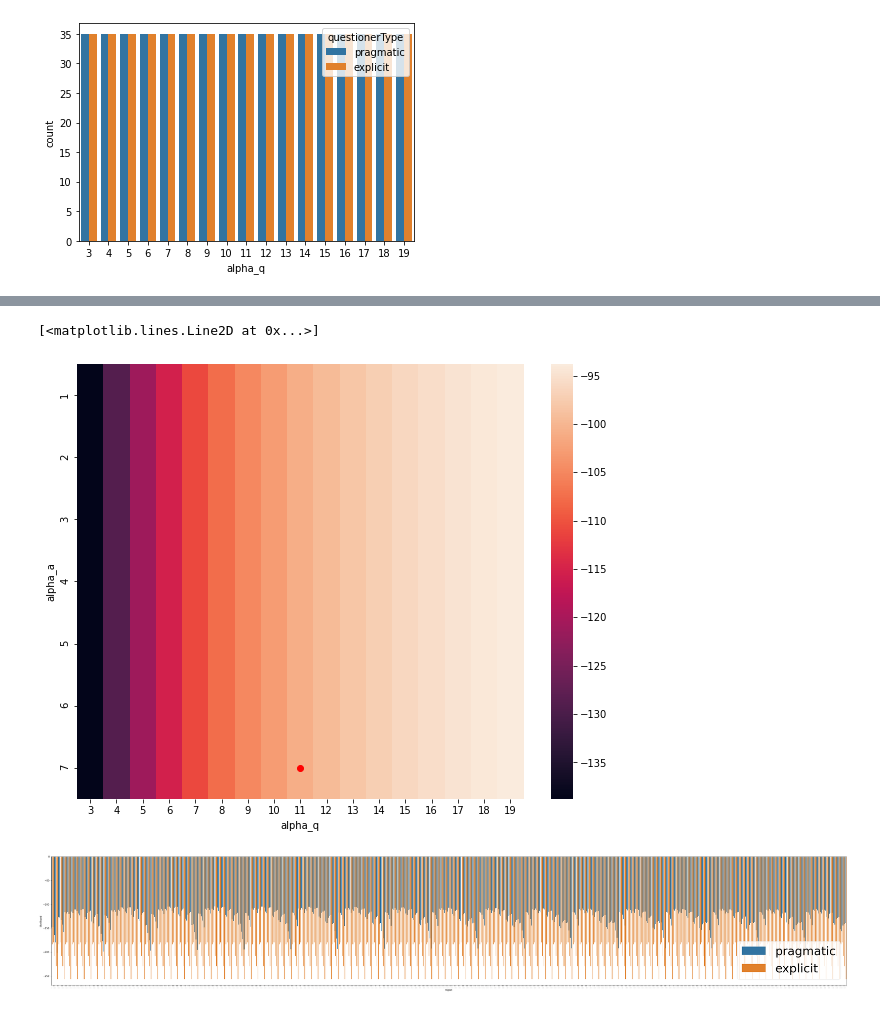
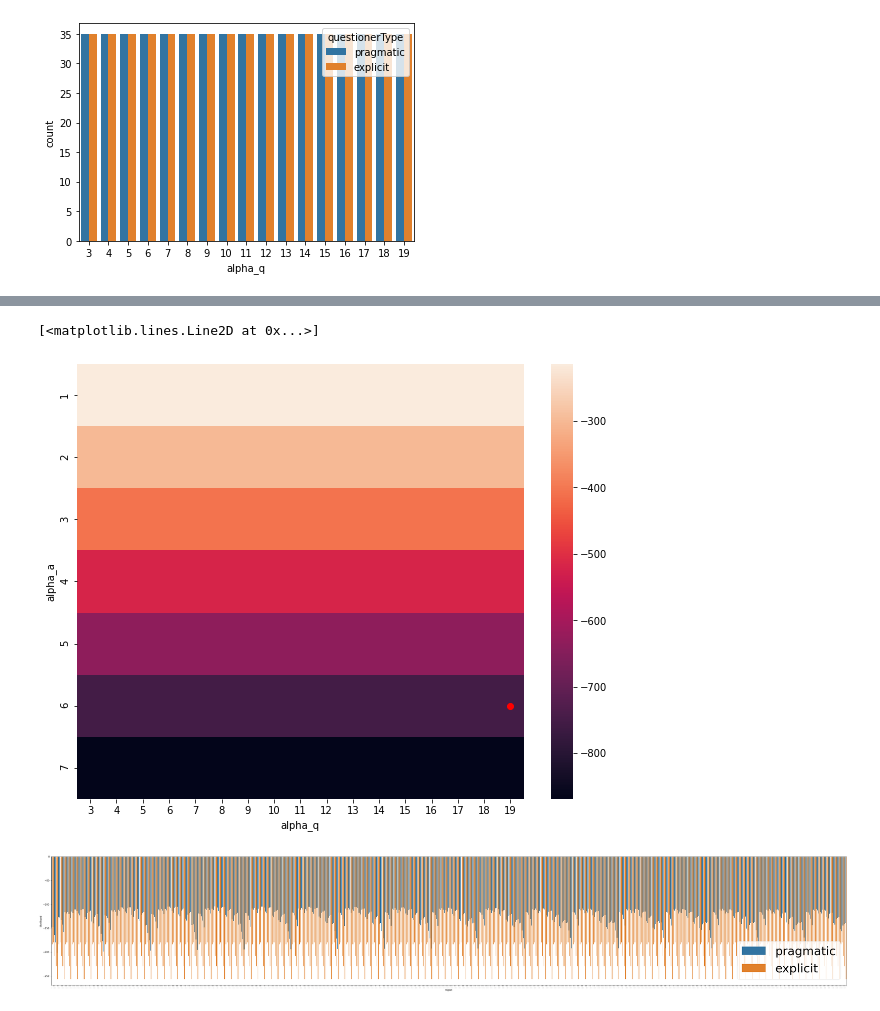
Before and after one commit to abe-shek/ccm-final-project, a Jupyter notebook: notebooks/viz_param_retrieval.ipynb, the cells around one changed output, grey strips where cells are left out. Drawn from its saved outputs; the diff is of its cells as text; code cells hidden in the pictures.

```diff
--- a/notebooks/viz_param_retrieval.ipynb
+++ b/notebooks/viz_param_retrieval.ipynb
@@ -5,8 +5,8 @@ import matplotlib.pyplot as plt
 import json
 import seaborn as sns
 # %%
-in_path = "final_data/outputs/parsed/param_que_synth_11_8_21.json"
-out_path = "final_data/outputs/parsed/param_que_synth_11_8_21.csv"
+in_path = "../final_data/outputs/parsed/param_ans_synth_19_6_25.json"
+out_path = "../final_data/outputs/parsed/param_ans_synth_19_6_25.csv"
 # %%
 f = open(in_path, "r")
 # %%
@@ -78,9 +78,9 @@ sns.countplot("alpha_q" , hue="questionerType", data=data)
 # plt.figure(figsize=(10,10))
 # sns.scatterplot(x="alpha_q", y="alpha_a", size="likelihood", hue="beta", data=data[data.answererType=="pragmatic"])
 # %%
-# scatter = data[data.answererType=='pragmatic'].groupby(["alpha_q", "alpha_a"]).agg({"likelihood":"mean"}).reset_index()
+scatter = data[data.answererType=='explicit'].groupby(["alpha_q", "alpha_a"]).agg({"likelihood":"mean"}).reset_index()
 
-scatter = data[data.questionerType=='explicit'].groupby(["alpha_q", "alpha_a"]).agg({"likelihood":"mean"}).reset_index()
+# scatter = data[data.questionerType=='pragmatic'].groupby(["alpha_q", "alpha_a"]).agg({"likelihood":"mean"}).reset_index()
 # %%
 scatter = scatter.pivot("alpha_a", "alpha_q", "likelihood")
 scatter
@@ -102,12 +102,12 @@ def true_point(x,y):
 # %%
 fig, ax = plt.subplots(figsize=(10, 8))
 ax.set(ylim = (1,7), xlim = (3,19))
 sns.heatmap(scatter, ax=ax)
-x, y = true_point(11, 7)
+x, y = true_point(19, 6)
 plt.plot(x, y, "ro")
 # %% [output]
 [<matplotlib.lines.Line2D at 0x...>]
-[figure, old version]
+[figure, new version]
 # %%
 plt.figure(figsize=(60,10))
 sns.barplot(x="triplet", y="likelihood", hue="answererType", data=data)
```
Also changed, not shown: parts of 2 cells of this notebook, 12 other files.
